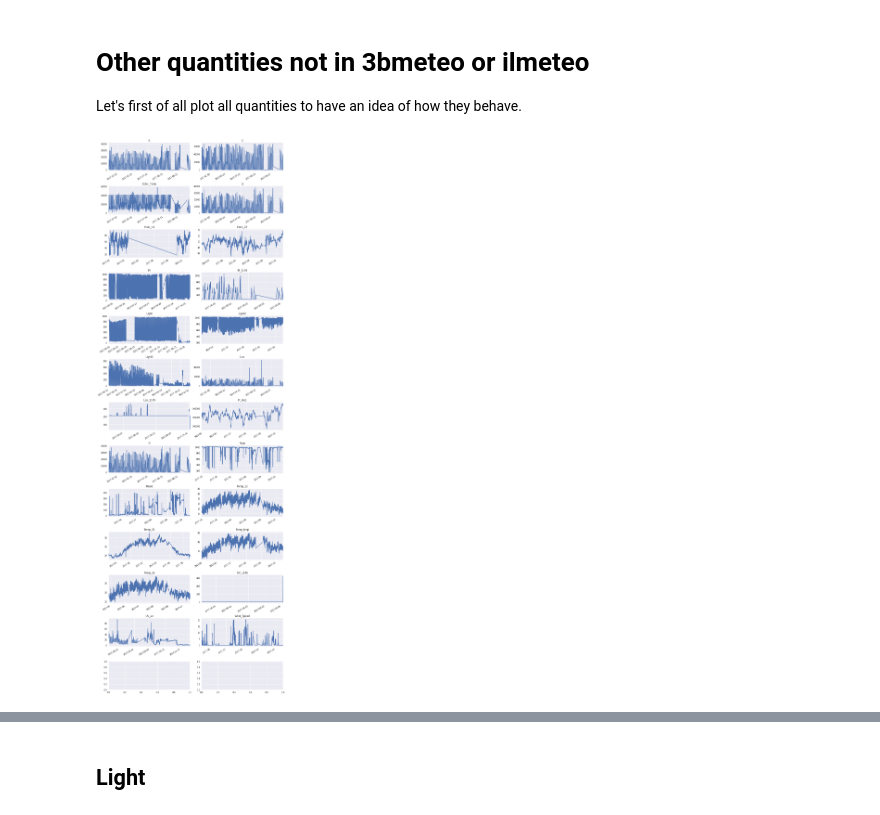
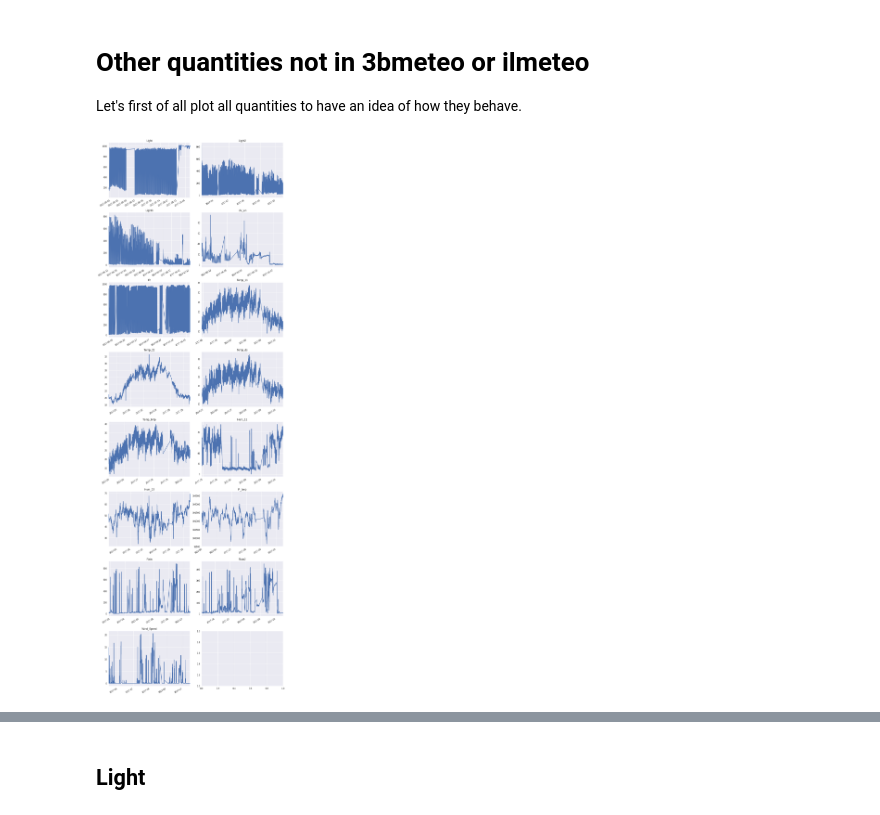
Before and after one commit to baruselli/weather_datalog, a Jupyter notebook: datalog.ipynb, the cells around one changed output, grey strips where cells are left out. Cells and saved outputs as stored; diff of their text form; code cells hidden in the pictures.

```diff
--- a/datalog.ipynb
+++ b/datalog.ipynb
@@ -470,15 +470,15 @@ f1= 0.746031746032
 Not always, but better than nothing. Let's now draw precision-recall and roc curve for different thresholds on Rain_min and Rain2_max, assuming either ilmeteo.it or 3bmeteo.it is right.
 # %%
 from sklearn.metrics import precision_recall_curve,auc,roc_curve
-all_daily_rain=all_daily[["rain_ilmeteo","rain_3bmeteo","Rain_min","Rain2_max"]].dropna(how="any")
-precision_1ilm, recall_1ilm, thresholds_1ilm=precision_recall_curve(all_daily_rain.rain_ilmeteo, (1023-all_daily_rain.Rain_min)/1023)
-precision_2ilm, recall_2ilm, thresholds_2ilm=precision_recall_curve(all_daily_rain.rain_ilmeteo, (all_daily_rain.Rain2_max)/1023)
-precision_13bm, recall_13bm, thresholds_13bm=precision_recall_curve(all_daily_rain.rain_3bmeteo, (1023-all_daily_rain.Rain_min)/1023)
-precision_23bm, recall_23bm, thresholds_23bm=precision_recall_curve(all_daily_rain.rain_3bmeteo, (all_daily_rain.Rain2_max)/1023)
-fp_1ilm, tp_1ilm, thr_1ilm=roc_curve(all_daily_rain.rain_ilmeteo, (1023-all_daily_rain.Rain_min)/1023)
-fp_2ilm, tp_2ilm, thr_2ilm=roc_curve(all_daily_rain.rain_ilmeteo, (all_daily_rain.Rain2_max)/1023)
-fp_13bm, tp_13bm, thr_13bm=roc_curve(all_daily_rain.rain_3bmeteo, (1023-all_daily_rain.Rain_min)/1023)
-fp_23bm, tp_23bm, thr_23bm=roc_curve(all_daily_rain.rain_3bmeteo, (all_daily_rain.Rain2_max)/1023)
+all_daily_rain=all_daily[["rain_ilmeteo","rain_3bmeteo","Rain_max","Rain2_max"]].dropna(how="any")
+precision_1ilm, recall_1ilm, thresholds_1ilm=precision_recall_curve(all_daily_rain.rain_ilmeteo, all_daily_rain.Rain_max/1023)
+precision_2ilm, recall_2ilm, thresholds_2ilm=precision_recall_curve(all_daily_rain.rain_ilmeteo, all_daily_rain.Rain2_max/1023)
+precision_13bm, recall_13bm, thresholds_13bm=precision_recall_curve(all_daily_rain.rain_3bmeteo, all_daily_rain.Rain_max/1023)
+precision_23bm, recall_23bm, thresholds_23bm=precision_recall_curve(all_daily_rain.rain_3bmeteo, all_daily_rain.Rain2_max/1023)
+fp_1ilm, tp_1ilm, thr_1ilm=roc_curve(all_daily_rain.rain_ilmeteo, all_daily_rain.Rain_max/1023)
+fp_2ilm, tp_2ilm, thr_2ilm=roc_curve(all_daily_rain.rain_ilmeteo, all_daily_rain.Rain2_max/1023)
+fp_13bm, tp_13bm, thr_13bm=roc_curve(all_daily_rain.rain_3bmeteo, all_daily_rain.Rain_max/1023)
+fp_23bm, tp_23bm, thr_23bm=roc_curve(all_daily_rain.rain_3bmeteo, all_daily_rain.Rain2_max/1023)
 
 f, ax = plt.subplots(2,2,figsize=(15,12))
 ax=ax.flatten()
@@ -572,17 +572,21 @@ So we can have an accuracy of 0.75-0.8 in recognizing rain.
 # Other quantities not in 3bmeteo or ilmeteo
 
 Let's first of all plot all quantities to have an idea of how they behave.
+# %%
+selected_columns=["Light","Light2","Light3","UV_an", "IR","Temp_11","Temp_22","Temp_ds","Temp_bmp","Hum_11","Hum_22","P_bmp","Rain","Rain2","Wind_Speed"]
 # %%
 #plots all series
-f, ax = plt.subplots(data_tot_h.columns.shape[0]//2+1,2,figsize=(12,35))
-for i,a in enumerate(data_tot_h.columns):
-#    try:
-#        data_tot[a].dropna().plot(ax=ax.flatten()[i])
-#        data_tot[a].dropna().rolling(12).mean().plot(ax=ax.flatten()[i])
-#    except:
-#        pass
-    data_tot_h[a].dropna().plot(ax=ax.flatten()[i],title=str(a))
-    ax.flatten()[i].set_xlabel("")
-plt.tight_layout()
+f, ax = plt.subplots((len(selected_columns)+1)//2,2,figsize=(12,35))
+ax=ax.flatten()
+for i,a in enumerate(selected_columns):
+    data_tot_h[a].dropna().plot(ax=ax[i],title=str(a))
+    ax[i].set_xlabel("")
+#f, ax = plt.subplots((data_tot_h.columns.shape[0]+1)//2,2,figsize=(12,35))
+#ax=ax.flatten()
+#for i,a in enumerate(data_tot_h.columns):
+#    data_tot_h[a].dropna().plot(ax=ax[i],title=str(a))
+#    ax[i].set_xlabel("")
+
+    plt.tight_layout()
 # %% [output]
-[figure, old version]
+[figure, new version]
```
Also changed, not shown: parts of 21 cells of this notebook.
